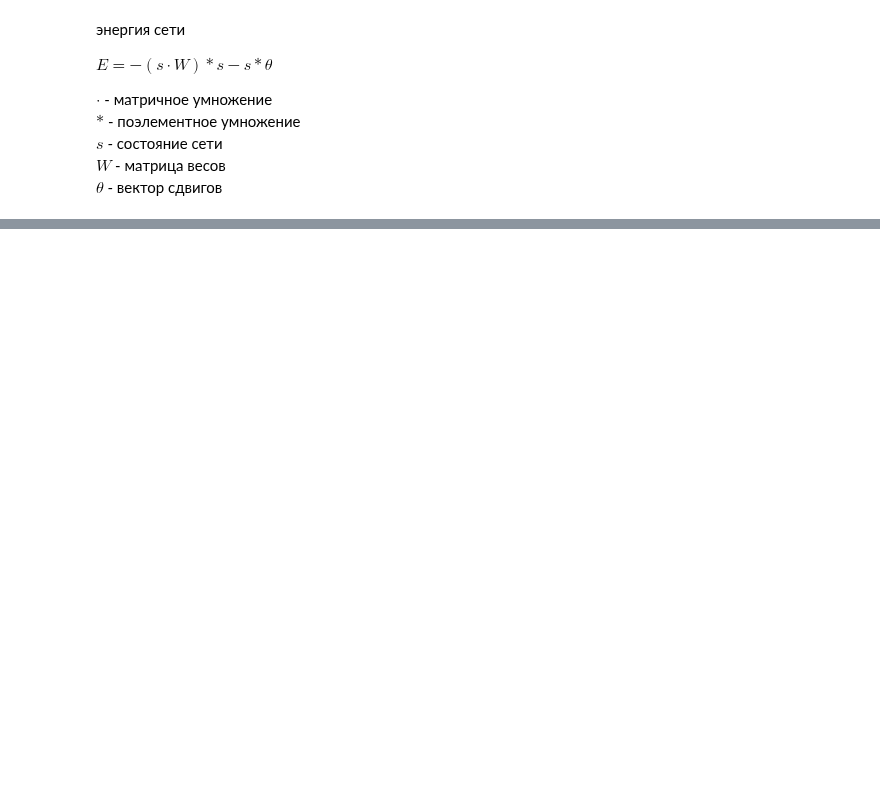
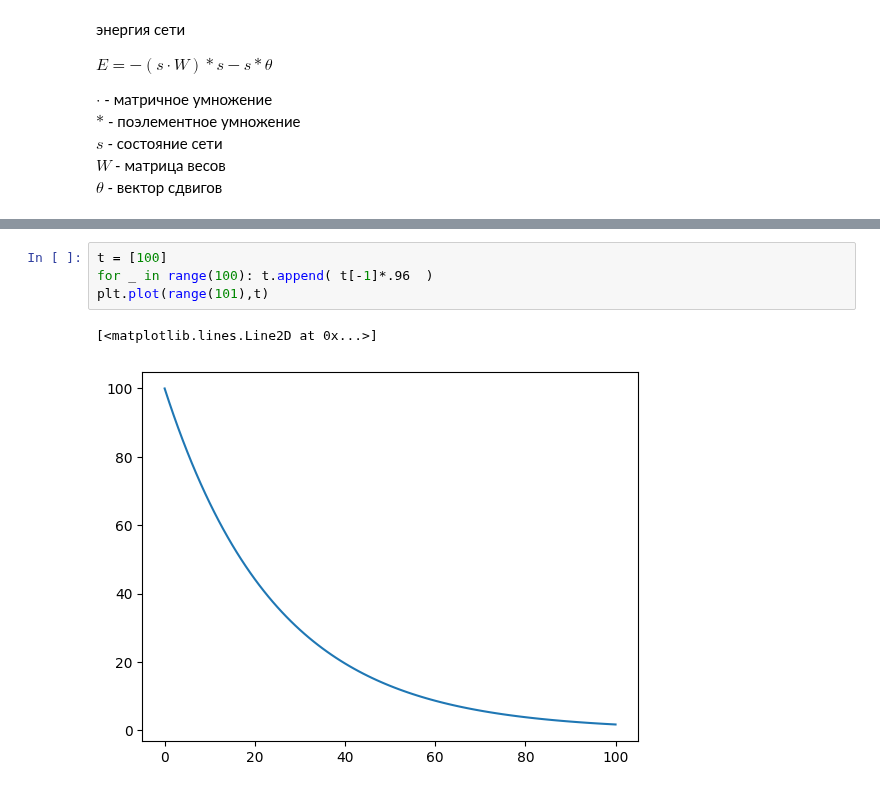
Before and after one commit to mechanoid5/ml_lectorium_2024_I, a Jupyter notebook: examples/18-hopfield/02-boltzman.ipynb, the cells around one changed output, grey strips where cells are left out. Saved outputs shown, nothing was run; the diff lists cells and outputs as text; blank space fills up the shorter version.

```diff
--- a/examples/18-hopfield/02-boltzman.ipynb
+++ b/examples/18-hopfield/02-boltzman.ipynb
@@ -133,0 +112,7 @@ def run(x,W,max_iter=50):
+# %%
+t = [100]
+for _ in range(100): t.append( t[-1]*.96  )
+plt.plot(range(101),t)
+# %% [output]
+[<matplotlib.lines.Line2D at 0x...>]
+[figure, added]
```
Also changed, not shown: parts of 42 cells of this notebook, 1 other file.
